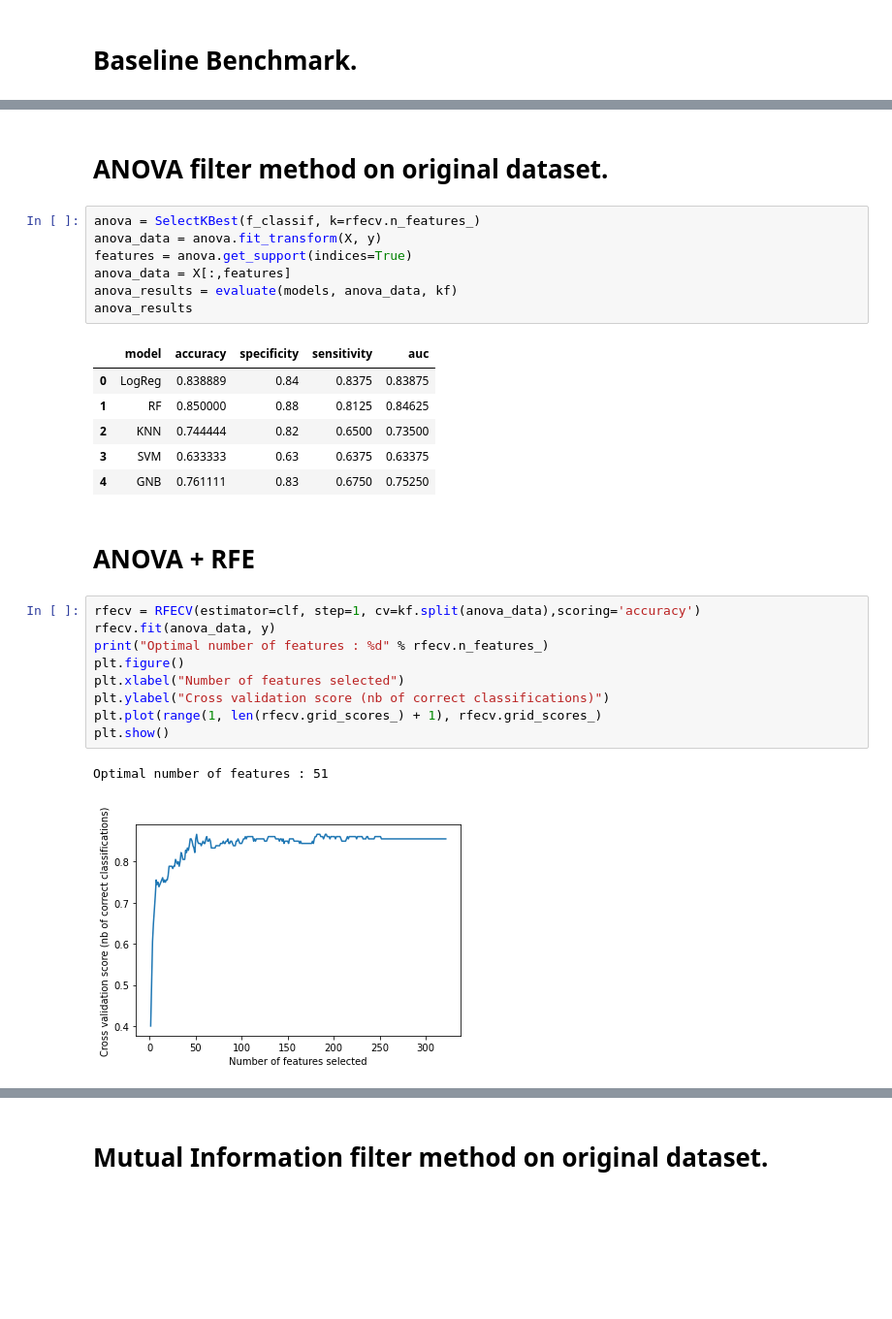
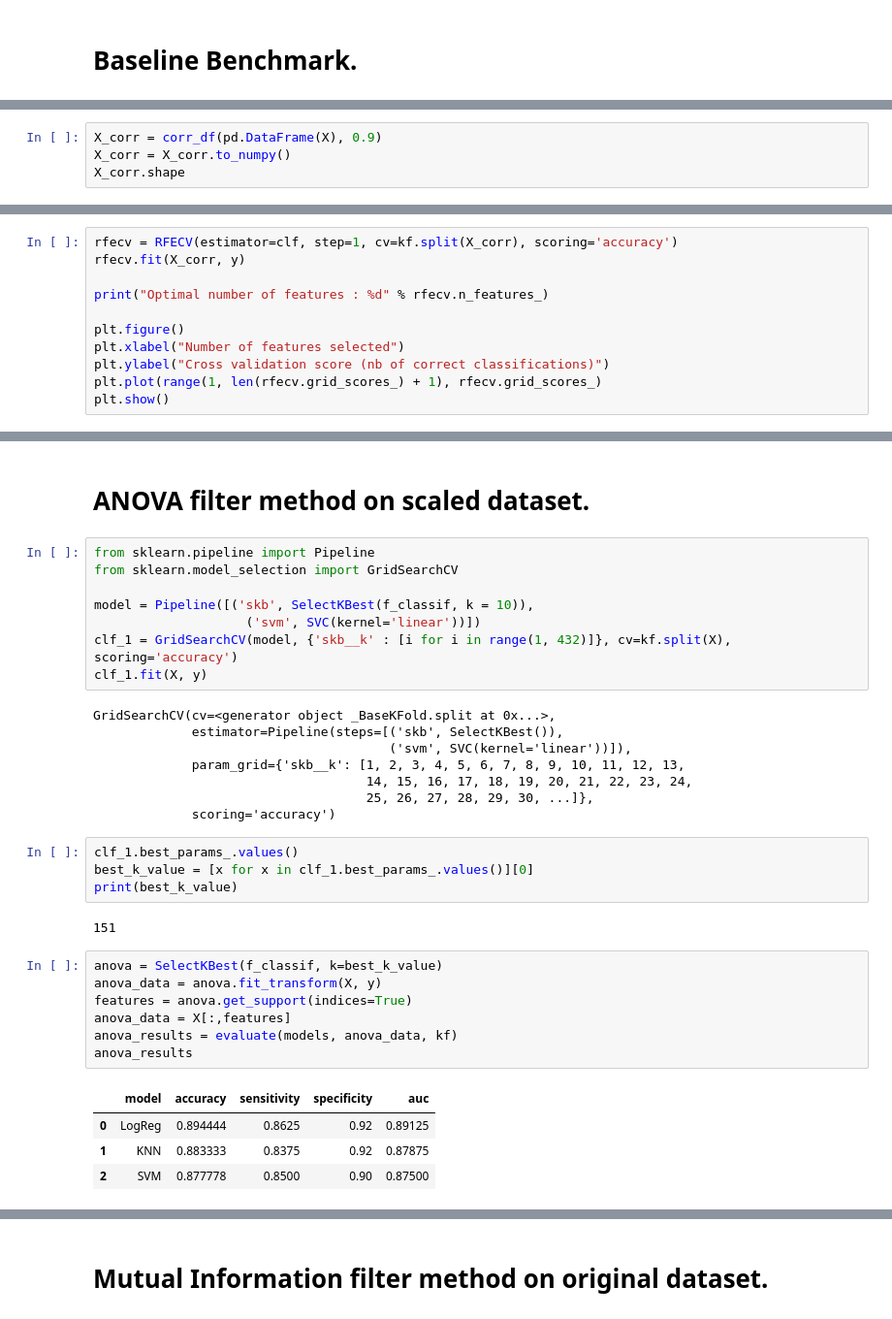
Before and after one commit to hammadkhann/ML-for-AI-and-DS, a Jupyter notebook: Case_study1/Feature_Engineering_Case_Study_1_Hammad.ipynb, the cells around one changed output, grey strips where cells are left out. Shown at 97% size. Drawn from its saved outputs; the diff is of its cells as text; blank space fills up the shorter version.

```diff
--- a/Case_study1/Feature_Engineering_Case_Study_1_Hammad.ipynb
+++ b/Case_study1/Feature_Engineering_Case_Study_1_Hammad.ipynb
@@ -201,0 +229,4 @@ results
+# %%
+X_corr = corr_df(pd.DataFrame(X), 0.9)
+X_corr = X_corr.to_numpy()
+X_corr.shape
@@ -217,0 +273,11 @@ Optimal number of features : 322
+# %%
+rfecv = RFECV(estimator=clf, step=1, cv=kf.split(X_corr), scoring='accuracy')
+rfecv.fit(X_corr, y)
+
+print("Optimal number of features : %d" % rfecv.n_features_)
+
+plt.figure()
+plt.xlabel("Number of features selected")
+plt.ylabel("Cross validation score (nb of correct classifications)")
+plt.plot(range(1, len(rfecv.grid_scores_) + 1), rfecv.grid_scores_)
+plt.show()
@@ -218,30 +297,36 @@ Optimal number of features : 322
 # %% [markdown]
-# ANOVA filter method on original dataset.
+# ANOVA filter method on scaled dataset.
+# %%
+from sklearn.pipeline import Pipeline
+from sklearn.model_selection import GridSearchCV
+
+model = Pipeline([('skb', SelectKBest(f_classif, k = 10)),
+                    ('svm', SVC(kernel='linear'))])
+clf_1 = GridSearchCV(model, {'skb__k' : [i for i in range(1, 432)]}, cv=kf.split(X), scoring='accuracy')
+clf_1.fit(X, y)
+# %% [output]
+GridSearchCV(cv=<generator object _BaseKFold.split at 0x...>,
+             estimator=Pipeline(steps=[('skb', SelectKBest()),
+                                       ('svm', SVC(kernel='linear'))]),
+             param_grid={'skb__k': [1, 2, 3, 4, 5, 6, 7, 8, 9, 10, 11, 12, 13,
+                                    14, 15, 16, 17, 18, 19, 20, 21, 22, 23, 24,
+                                    25, 26, 27, 28, 29, 30, ...]},
+             scoring='accuracy')
+# %%
+clf_1.best_params_.values()
+best_k_value = [x for x in clf_1.best_params_.values()][0]
+print(best_k_value)
+# %% [output]
+151
 # %%
-anova = SelectKBest(f_classif, k=rfecv.n_features_)
+anova = SelectKBest(f_classif, k=best_k_value)
 anova_data = anova.fit_transform(X, y)
 features = anova.get_support(indices=True)
 anova_data = X[:,features]
 anova_results = evaluate(models, anova_data, kf)
 anova_results
 # %% [output]
-|  | model | accuracy | specificity | sensitivity | auc |
-| 0 | LogReg | 0.838889 | 0.84 | 0.8375 | 0.83875 |
-| 1 | RF | 0.850000 | 0.88 | 0.8125 | 0.84625 |
-| 2 | KNN | 0.744444 | 0.82 | 0.6500 | 0.73500 |
-| 3 | SVM | 0.633333 | 0.63 | 0.6375 | 0.63375 |
-| 4 | GNB | 0.761111 | 0.83 | 0.6750 | 0.75250 |
+|  | model | accuracy | sensitivity | specificity | auc |
+| 0 | LogReg | 0.894444 | 0.8625 | 0.92 | 0.89125 |
+| 1 | KNN | 0.883333 | 0.8375 | 0.92 | 0.87875 |
+| 2 | SVM | 0.877778 | 0.8500 | 0.90 | 0.87500 |
-# %% [markdown]
-# ANOVA + RFE
-# %%
-rfecv = RFECV(estimator=clf, step=1, cv=kf.split(anova_data),scoring='accuracy')
-rfecv.fit(anova_data, y)
-print("Optimal number of features : %d" % rfecv.n_features_)
-plt.figure()
-plt.xlabel("Number of features selected")
-plt.ylabel("Cross validation score (nb of correct classifications)")
-plt.plot(range(1, len(rfecv.grid_scores_) + 1), rfecv.grid_scores_)
-plt.show()
-# %% [output]
-Optimal number of features : 51
-[figure, removed]
```
Also changed, not shown: parts of 47 cells of this notebook.
